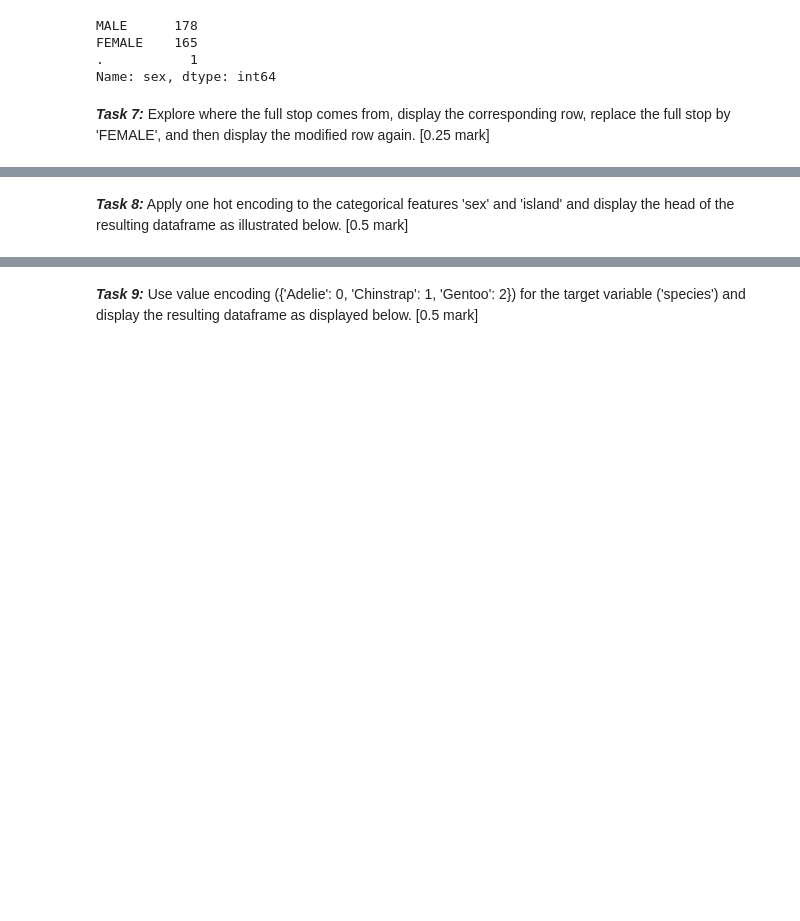
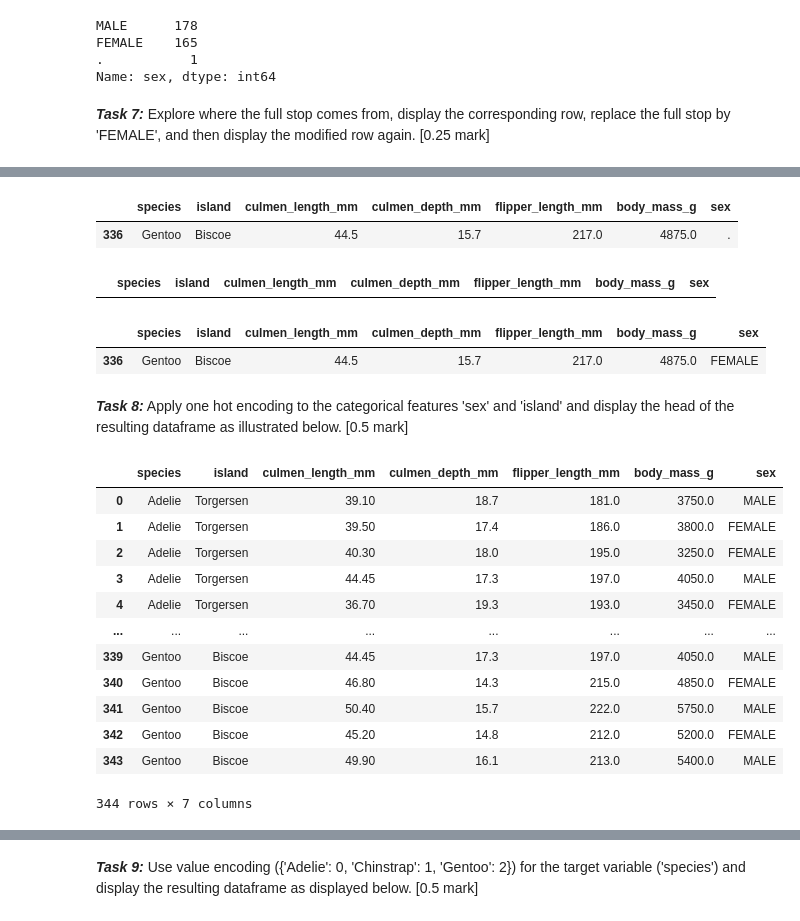
Before and after one commit to mona-piya/Penguin-Species-Classification, a Jupyter notebook: penguin-spec.ipynb, the cells around one changed output, grey strips where cells are left out. Drawn from its saved outputs; the diff is of its cells as text; code cells hidden in the pictures; blank space fills up the shorter version.

```diff
--- a/penguin-spec.ipynb
+++ b/penguin-spec.ipynb
@@ -172,2 +158,18 @@ Name: sex, dtype: int64
+# %%
+df[df["sex"] == "."]
+# %% [output]
+|  | species | island | culmen_length_mm | culmen_depth_mm | flipper_length_mm | body_mass_g | sex |
+| 336 | Gentoo | Biscoe | 44.5 | 15.7 | 217.0 | 4875.0 | . |
+# %%
+df.sex[df["sex"] == "."] = 'FEMALE'
+# %%
+df[df["sex"] == "."]
+# %% [output]
+|  | species | island | culmen_length_mm | culmen_depth_mm | flipper_length_mm | body_mass_g | sex |
+# %%
+df.iloc[[336]]
+# %% [output]
+|  | species | island | culmen_length_mm | culmen_depth_mm | flipper_length_mm | body_mass_g | sex |
+| 336 | Gentoo | Biscoe | 44.5 | 15.7 | 217.0 | 4875.0 | FEMALE |
 # %% [markdown]
 ***Task 8:*** Apply one hot encoding to the categorical features 'sex' and 'island' and display the head of the resulting dataframe as illustrated below. [0.5 mark]
@@ -173,0 +178,17 @@ Name: sex, dtype: int64
+# %%
+df2 = df.copy()
+df2
+# %% [output]
+|  | species | island | culmen_length_mm | culmen_depth_mm | flipper_length_mm | body_mass_g | sex |
+| 0 | Adelie | Torgersen | 39.10 | 18.7 | 181.0 | 3750.0 | MALE |
+| 1 | Adelie | Torgersen | 39.50 | 17.4 | 186.0 | 3800.0 | FEMALE |
+| 2 | Adelie | Torgersen | 40.30 | 18.0 | 195.0 | 3250.0 | FEMALE |
+| 3 | Adelie | Torgersen | 44.45 | 17.3 | 197.0 | 4050.0 | MALE |
+| 4 | Adelie | Torgersen | 36.70 | 19.3 | 193.0 | 3450.0 | FEMALE |
+| ... | ... | ... | ... | ... | ... | ... | ... |
+| 339 | Gentoo | Biscoe | 44.45 | 17.3 | 197.0 | 4050.0 | MALE |
+| 340 | Gentoo | Biscoe | 46.80 | 14.3 | 215.0 | 4850.0 | FEMALE |
+| 341 | Gentoo | Biscoe | 50.40 | 15.7 | 222.0 | 5750.0 | MALE |
+| 342 | Gentoo | Biscoe | 45.20 | 14.8 | 212.0 | 5200.0 | FEMALE |
+| 343 | Gentoo | Biscoe | 49.90 | 16.1 | 213.0 | 5400.0 | MALE |
+344 rows × 7 columns
```
Also changed, not shown: parts of 13 cells of this notebook.
